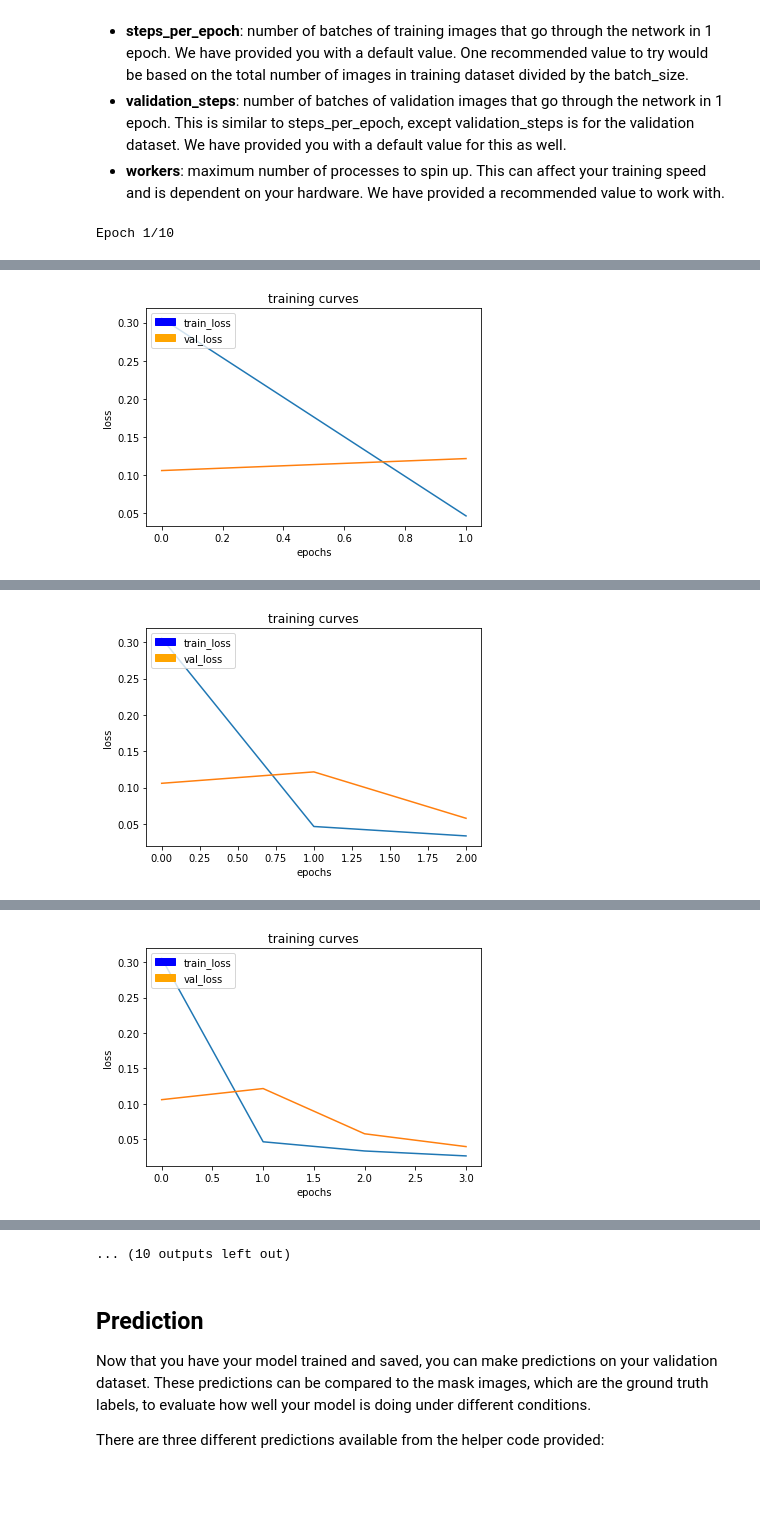
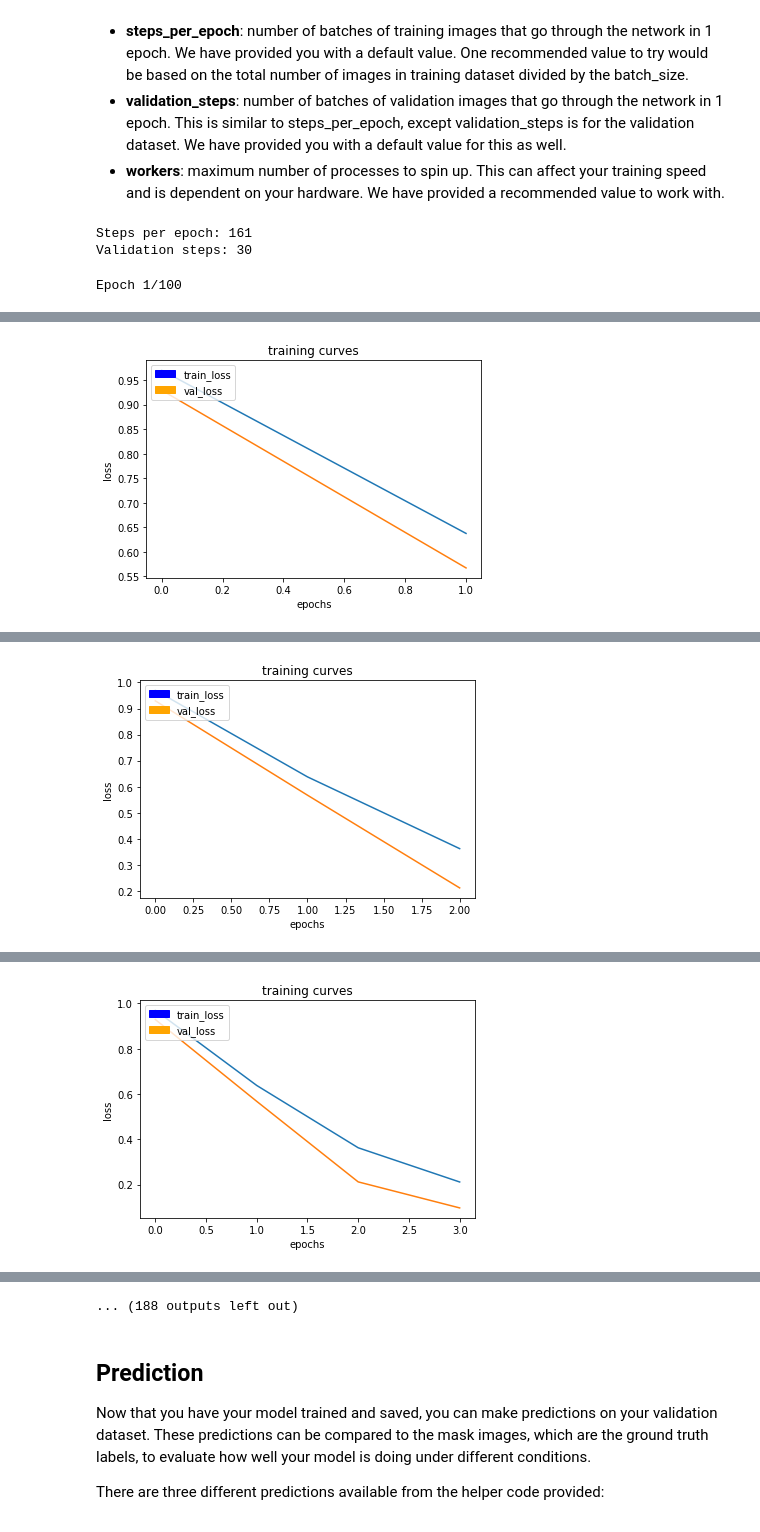
Before and after one commit to Laughing-Boy/RoboND-DeepLearning-Project, a Jupyter notebook: code/model_training.ipynb, the cells around one changed output, grey strips where cells are left out. Cells and saved outputs as stored; diff of their text form; code cells hidden in the pictures; blank space fills up the shorter version.

```diff
--- a/code/model_training.ipynb
+++ b/code/model_training.ipynb
@@ -76,7 +76,10 @@ Create an encoder block that includes a separable convolution layer using the `s
 def encoder_block(input_layer, filters, strides):
 
     # TODO Create a separable convolution layer using the separable_conv2d_batchnorm() function.
-    output_layer = separable_conv2d_batchnorm(input_layer, filters, strides)
+    output_layer = layers.Conv2D(filters=filters, kernel_size=(5,5), strides=(1,1) ,
+                      padding='same', activation='relu')(input_layer)
+    output_layer = separable_conv2d_batchnorm(output_layer, filters, strides)
+
     return output_layer
 # %% [markdown]
 ### Decoder Block
@@ -87,6 +90,7 @@ The decoder block is comprised of three parts:
 # %%
 def decoder_block(small_ip_layer, large_ip_layer, filters):
 
+    # TODO Upsample the small input layer using the bilinear_upsample() function.
     upsampled_layer = bilinear_upsample(small_ip_layer)
 
     # TODO Concatenate the upsampled and large input layers using layers.concatenate
@@ -94,7 +98,7 @@ def decoder_block(small_ip_layer, large_ip_layer, filters):
 
     # TODO Add some number of separable convolution layers
     output_layer = separable_conv2d_batchnorm(output_layer, filters)
-    #output_layer = separable_conv2d_batchnorm(output_layer, filters)
+    output_layer = separable_conv2d_batchnorm(output_layer, filters)
 
     return output_layer
 # %% [markdown]
@@ -140,7 +144,7 @@ Please Note: For this project, the helper code in `data_iterator.py` will resize
 DON'T MODIFY ANYTHING IN THIS CELL THAT IS BELOW THIS LINE
 """
 
-image_hw = 160
+image_hw = 256
 image_shape = (image_hw, image_hw, 3)
 inputs = layers.Input(image_shape)
 num_classes = 3
@@ -165,3 +175,17 @@ workers = 8
+# %%
+learning_rate = 0.0002
+batch_size = 40
+num_epochs = 100
+num_img_train = 6435
+num_img_validation = 1184
+steps_per_epoch = int(num_img_train / batch_size) +1
+validation_steps = int(num_img_validation / batch_size) +1
+workers = 4
+print('Steps per epoch: ' + str(steps_per_epoch))
+print('Validation steps: ' + str(validation_steps))
+# %% [output]
+Steps per epoch: 161
+Validation steps: 30
 # %%
 """
 DON'T MODIFY ANYTHING IN THIS CELL THAT IS BELOW THIS LINE
@@ -169,7 +193,8 @@ DON'T MODIFY ANYTHING IN THIS CELL THAT IS BELOW THIS LINE
 # Define the Keras model and compile it for training
 model = models.Model(inputs=inputs, outputs=output_layer)
 
-model.compile(optimizer=keras.optimizers.Adam(learning_rate), loss='categorical_crossentropy')
+#model.compile(optimizer=keras.optimizers.Adam(learning_rate), loss='categorical_crossentropy')
+model.compile(optimizer=keras.optimizers.Nadam(lr=learning_rate), loss='categorical_crossentropy')
 
 # Data iterators for loading the training and validation data
 train_iter = data_iterator.BatchIteratorSimple(batch_size=batch_size,
@@ -192,4 +217,4 @@ model.fit_generator(train_iter,
                     callbacks=callbacks,
                     workers = workers)
 # %% [output]
-Epoch 1/10
+Epoch 1/100
@@ -199 +224 @@ Epoch 2/10
-[figure, old version]
+[figure, new version]
@@ -202 +227 @@ Epoch 3/10
-[figure, old version]
+[figure, new version]
@@ -205 +230 @@ Epoch 4/10
-[figure, old version]
+[figure, new version]
@@ -212,4 +237,4 @@ Epoch 6/10
-... (10 outputs left out)
+... (188 outputs left out)
 # %%
 # Save your trained model weights
 weight_file_name = 'model_weights'
```
Also changed, not shown: parts of 12 cells of this notebook.
